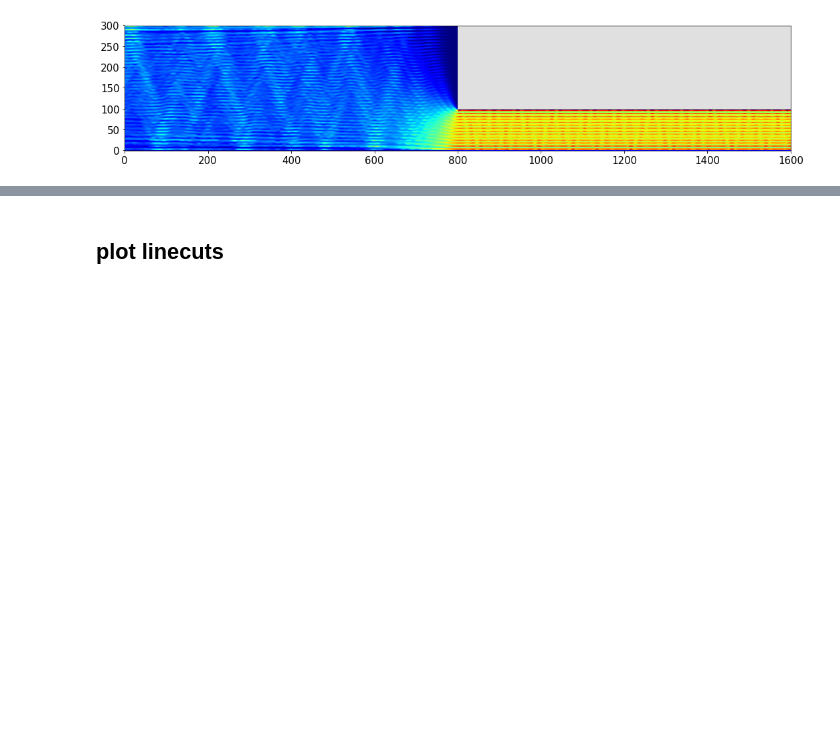
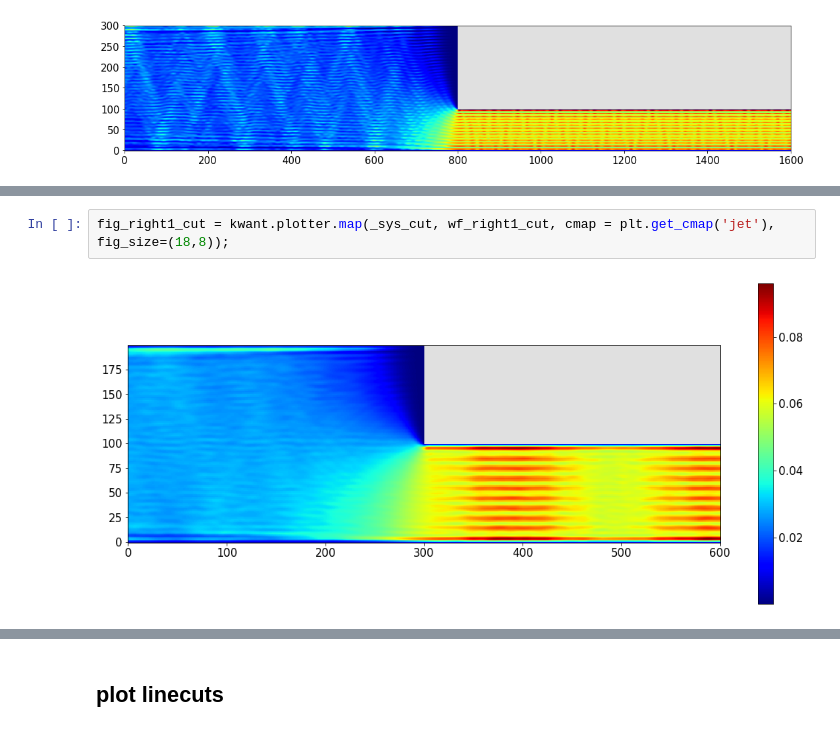
Before and after one commit to liorella/kwant_calcs, a Jupyter notebook: varying-width.ipynb, the cells around one changed output, grey strips where cells are left out. Saved outputs shown, nothing was run; the diff lists cells and outputs as text; blank space fills up the shorter version.

```diff
--- a/varying-width.ipynb
+++ b/varying-width.ipynb
@@ -145,0 +161,4 @@ fig_right1 = kwant.plotter.map(_sys, wf_right1, cmap = pyplot.get_cmap('jet'), c
+# %%
+fig_right1_cut = kwant.plotter.map(_sys_cut, wf_right1_cut, cmap = plt.get_cmap('jet'), fig_size=(18,8));
+# %% [output]
+[figure, added]
```
Also changed, not shown: parts of 13 cells of this notebook, 3 other files.
